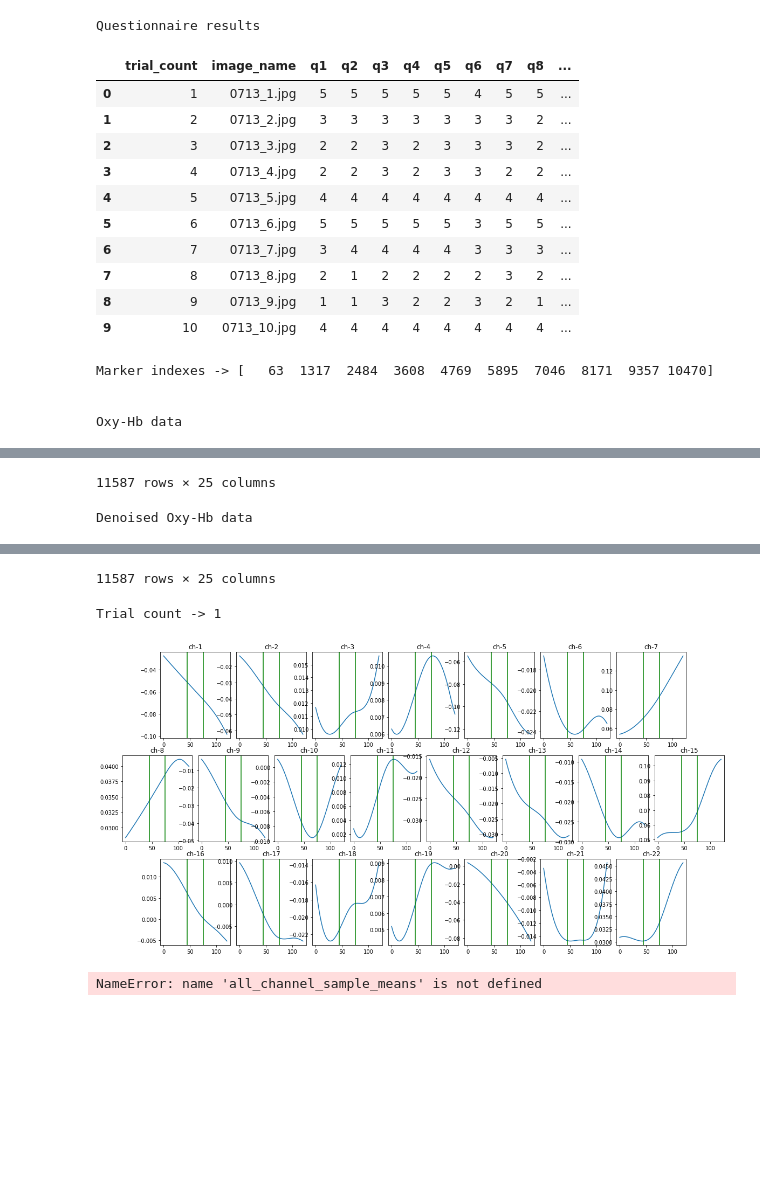
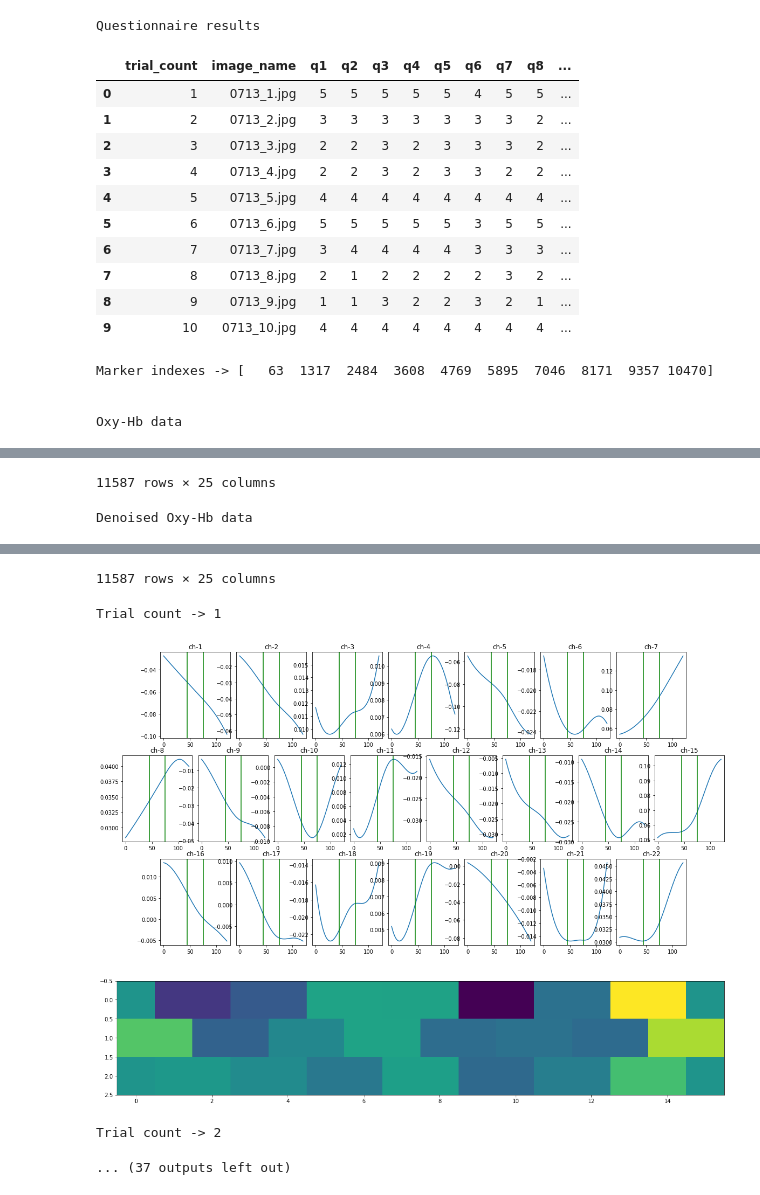
Before and after one commit to YUTATanamoto/nirs-analysis, a Jupyter notebook: analyze-nirs-data.ipynb, the cells around one changed output, grey strips where cells are left out. Cells and saved outputs as stored; diff of their text form; code cells hidden in the pictures; blank space fills up the shorter version.

```diff
--- a/analyze-nirs-data.ipynb
+++ b/analyze-nirs-data.ipynb
@@ -163,12 +163,12 @@ for trial_count in range(1, num_trials+1):
     variations = all_channel_samples[:, -1] - all_channel_samples[:, 0]
     variations_list.append(variations)
     reshaped_means = np.zeros([3, 16])
-    reshaped_means[0,1:15:2] = all_channel_sample_means[:7]
-    reshaped_means[0,2:16:2] = all_channel_sample_means[:7]
-    reshaped_means[1,0::2] = all_channel_sample_means[7:15]
-    reshaped_means[1,1::2] = all_channel_sample_means[7:15]
-    reshaped_means[2,1:15:2] = all_channel_sample_means[15:]
-    reshaped_means[2,2:16:2] = all_channel_sample_means[15:]
+    reshaped_means[0,1:15:2] = means[:7]
+    reshaped_means[0,2:16:2] = means[:7]
+    reshaped_means[1,0::2] = means[7:15]
+    reshaped_means[1,1::2] = means[7:15]
+    reshaped_means[2,1:15:2] = means[15:]
+    reshaped_means[2,2:16:2] = means[15:]
     plt.figure(figsize=(20,10))
     plt.imshow(reshaped_means*255)
     plt.show()
@@ -233,31 +233,33 @@ Marker indexes -> [   63  1317  2484  3608  4769  5895  7046  8171  9357 10470]
 Oxy-Hb data
 |  | time | trial_count | trial_category | ch-1 | ch-2 | ch-3 | ch-4 | ch-5 | ch-6 | ch-7 | ... |
 | 0 | 0.000 | 0 |  | 0.000000 | 0.000000 | 0.000000 | 0.000000 | 0.000000 | 0.000000 | 0.000000 | ... |
 | 1 | 0.150 | 0 |  | -0.010916 | 0.003867 | 0.006667 | 0.003237 | 0.002989 | 0.004922 | 0.004623 | ... |
 | 2 | 0.300 | 0 |  | 0.001431 | 0.003377 | 0.007147 | 0.003741 | 0.002111 | 0.003658 | 0.005710 | ... |
 | 3 | 0.450 | 0 |  | -0.002045 | 0.001742 | 0.004772 | 0.002395 | -0.003275 | 0.000927 | 0.003333 | ... |
 | 4 | 0.600 | 0 |  | 0.001474 | 0.000238 | 0.000823 | -0.000762 | -0.005549 | -0.002680 | -0.000588 | ... |
 | ... | ... | ... | ... | ... | ... | ... | ... | ... | ... | ... | ... |
 | 11582 | 1737.3 | 10 | questionnaire | -0.071698 | -0.058509 | -0.042237 | 0.033209 | -0.065773 | 0.063947 | 0.073778 | ... |
 | 11583 | 1737.45 | 10 | questionnaire | -0.064951 | -0.058814 | -0.042617 | 0.030935 | -0.067479 | 0.064016 | 0.071132 | ... |
 | 11584 | 1737.6 | 10 | questionnaire | -0.066047 | -0.060842 | -0.045839 | 0.026885 | -0.071183 | 0.065581 | 0.068064 | ... |
 | 11585 | 1737.75 | 10 | questionnaire | -0.073903 | -0.063848 | -0.049477 | 0.024036 | -0.073848 | 0.067346 | 0.066408 | ... |
 | 11586 | 1737.9 | 10 | questionnaire | -0.073584 | -0.06752 | -0.053097 | 0.020313 | -0.077738 | 0.069261 | 0.063703 | ... |
 11587 rows × 25 columns
 Denoised Oxy-Hb data
 |  | time | trial_count | trial_category | ch-1 | ch-2 | ch-3 | ch-4 | ch-5 | ch-6 | ch-7 | ... |
 | 0 | 0.000 | 0 |  | -0.0222666 | -0.0109878 | 0.0137644 | 0.0072993 | -0.0449387 | -0.0138504 | 0.0530572 | ... |
 | 1 | 0.150 | 0 |  | -0.0223517 | -0.0110178 | 0.013724 | 0.00727689 | -0.0451182 | -0.0138993 | 0.0530629 | ... |
 | 2 | 0.300 | 0 |  | -0.0224368 | -0.0110481 | 0.0136839 | 0.00725469 | -0.045297 | -0.0139482 | 0.0530689 | ... |
 | 3 | 0.450 | 0 |  | -0.0225218 | -0.0110787 | 0.0136439 | 0.0072327 | -0.045475 | -0.0139969 | 0.0530752 | ... |
 | 4 | 0.600 | 0 |  | -0.0226068 | -0.0111095 | 0.0136042 | 0.00721094 | -0.0456523 | -0.0140454 | 0.0530816 | ... |
 | ... | ... | ... | ... | ... | ... | ... | ... | ... | ... | ... | ... |
 | 11582 | 1737.3 | 10 | questionnaire | -0.144189 | -0.116891 | -0.0663012 | 0.0717032 | -0.156909 | 0.0578707 | 0.200117 | ... |
 | 11583 | 1737.45 | 10 | questionnaire | -0.143909 | -0.11668 | -0.0661975 | 0.0715606 | -0.156603 | 0.0577459 | 0.199694 | ... |
 | 11584 | 1737.6 | 10 | questionnaire | -0.143629 | -0.116469 | -0.0660933 | 0.0714181 | -0.156297 | 0.0576209 | 0.199271 | ... |
 | 11585 | 1737.75 | 10 | questionnaire | -0.143348 | -0.116258 | -0.0659884 | 0.0712757 | -0.15599 | 0.0574958 | 0.198848 | ... |
 | 11586 | 1737.9 | 10 | questionnaire | -0.143066 | -0.116046 | -0.065883 | 0.0711335 | -0.155683 | 0.0573705 | 0.198424 | ... |
 11587 rows × 25 columns
 Trial count -> 1
 [figure]
+[figure, added]
-NameError: name 'all_channel_sample_means' is not defined
+Trial count -> 2
+... (37 outputs left out)
```
